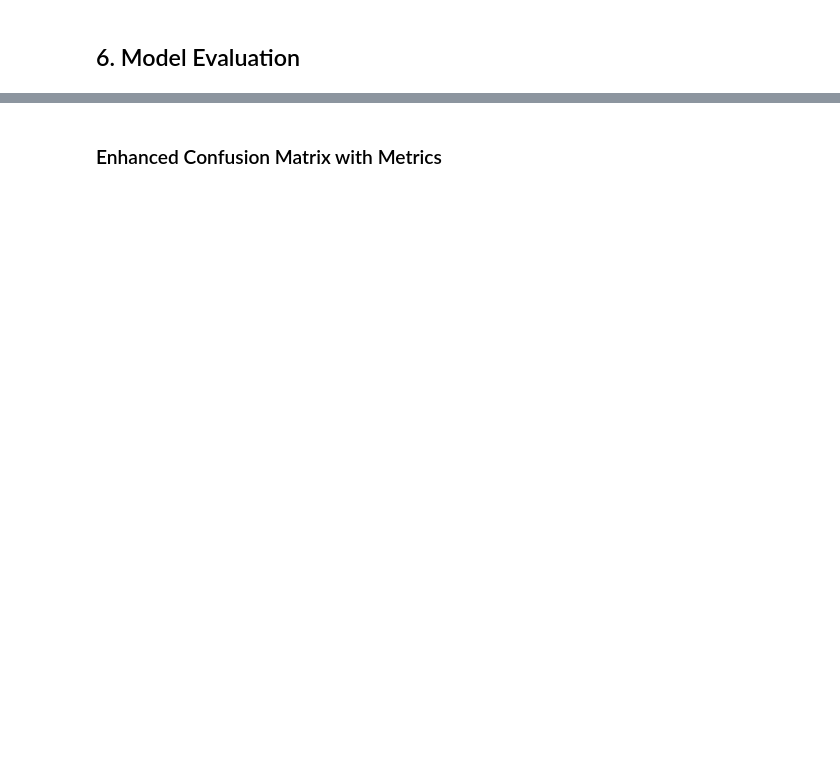
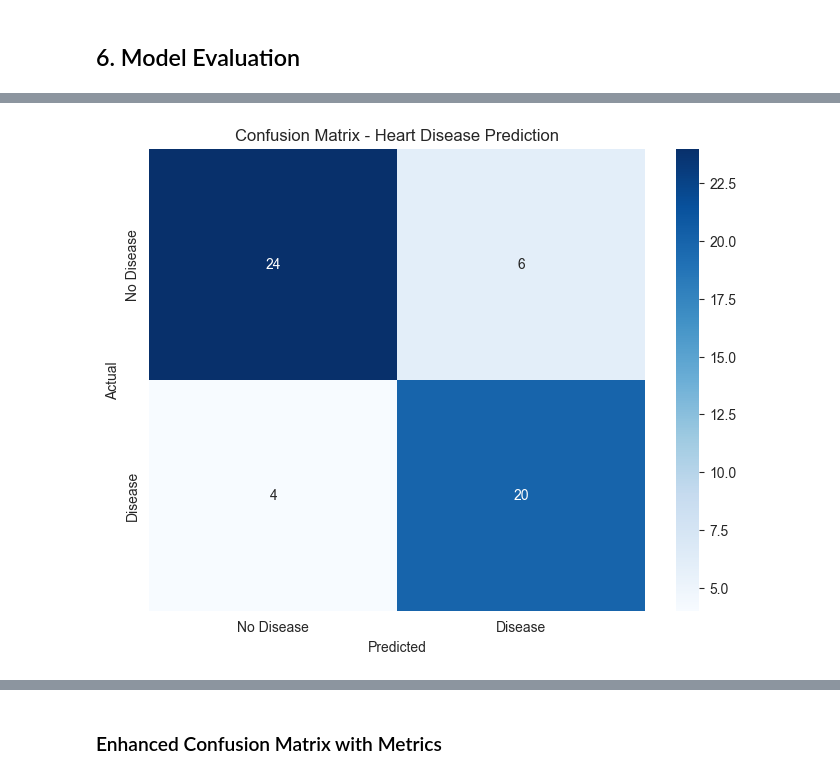
Before and after one commit to TanishqChavan10/Multiple_disease_Predictor, a Jupyter notebook: notebooks/03_Heart_Disease_Prediction.ipynb, the cells around one changed output, grey strips where cells are left out. Drawn from its saved outputs; the diff is of its cells as text; code cells hidden in the pictures; blank space fills up the shorter version.

```diff
--- a/notebooks/03_Heart_Disease_Prediction.ipynb
+++ b/notebooks/03_Heart_Disease_Prediction.ipynb
@@ -146,11 +344,11 @@ print(columns)
 ## 6. Model Evaluation
 # %%
 # Detailed evaluation of best model
-# y_pred = best_model.predict(X_test_scaled)
-# y_proba = best_model.predict_proba(X_test_scaled)[:, 1]
-#
-# print("Classification Report:")
-# print("="*60)
-# print(classification_report(y_test, y_pred, target_names=['No Disease', 'Disease']))
-#
-# print(f"\nROC-AUC Score: {roc_auc_score(y_test, y_proba):.4f}")
+y_pred = best_model.predict(X_test_scaled)
+y_proba = best_model.predict_proba(X_test_scaled)[:, 1]
+
+print("Classification Report:")
+print("="*60)
+print(classification_report(y_test, y_pred, target_names=['No Disease', 'Disease']))
+
+print(f"\nROC-AUC Score: {roc_auc_score(y_test, y_proba):.4f}")
@@ -157,13 +369,15 @@ print(columns)
 # %%
 # Confusion Matrix
-# cm = confusion_matrix(y_test, y_pred)
-# plt.figure(figsize=(8, 6))
-# sns.heatmap(cm, annot=True, fmt='d', cmap='Blues',
-#             xticklabels=['No Disease', 'Disease'],
-#             yticklabels=['No Disease', 'Disease'])
-# plt.title('Confusion Matrix - Heart Disease Prediction')
-# plt.ylabel('Actual')
-# plt.xlabel('Predicted')
-# plt.show()
+cm = confusion_matrix(y_test, y_pred)
+plt.figure(figsize=(8, 6))
+sns.heatmap(cm, annot=True, fmt='d', cmap='Blues',
+            xticklabels=['No Disease', 'Disease'],
+            yticklabels=['No Disease', 'Disease'])
+plt.title('Confusion Matrix - Heart Disease Prediction')
+plt.ylabel('Actual')
+plt.xlabel('Predicted')
+plt.show()
+# %% [output]
+[figure, added]
 # %%
 # Enhanced Confusion Matrix Visualization
```
Also changed, not shown: parts of 22 cells of this notebook, 7 other files.
